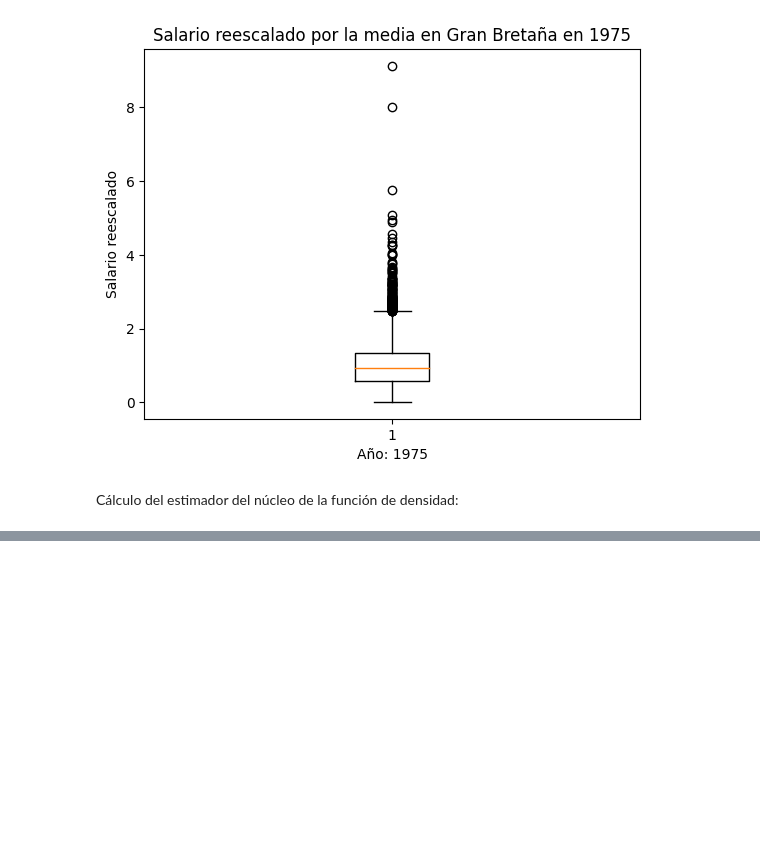
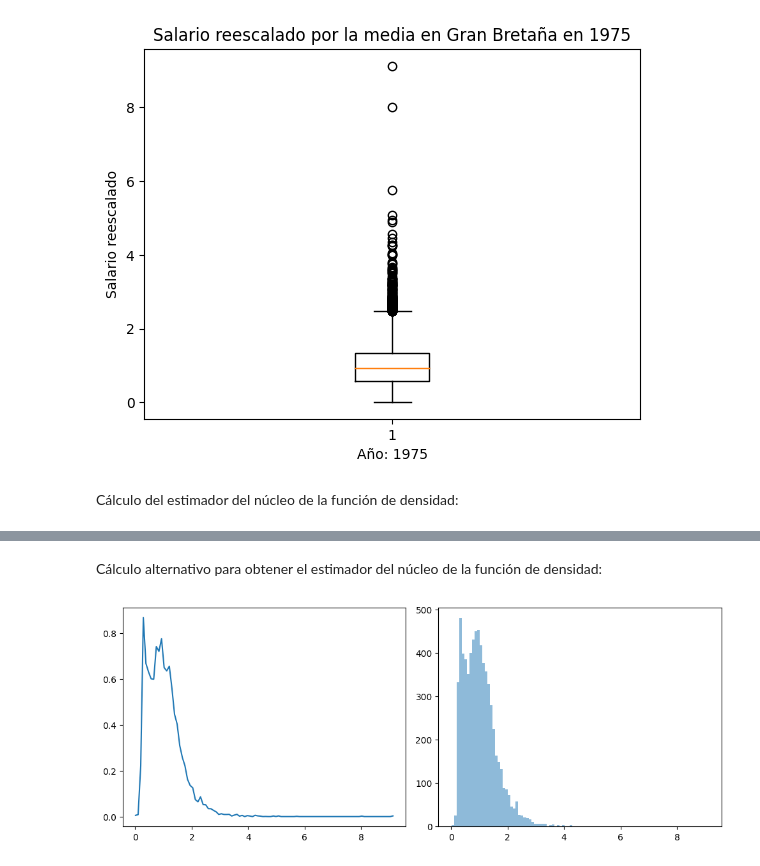
Before and after one commit to AdrianaAceroFV/STAT, a Jupyter notebook: Hoja 1/ejercicio-1.ipynb, the cells around one changed output, grey strips where cells are left out. Drawn from its saved outputs; the diff is of its cells as text; code cells hidden in the pictures; blank space fills up the shorter version.

```diff
--- a/Hoja 1/ejercicio-1.ipynb
+++ b/Hoja 1/ejercicio-1.ipynb
@@ -63,0 +65,33 @@ Cálculo del estimador del núcleo de la función de densidad:
+# %% [markdown]
+Cálculo alternativo para obtener el estimador del núcleo de la función de densidad:
+# %%
+def gaussiana(x):
+    '''Se define una función de núcleo simétrico, por ejemplo la Gaussiana'''
+    return np.exp(-x**2 / 2)/np.sqrt(2*np.pi)
+# %%
+def estimador_nucleo(datos,x,h):
+    '''Cálculo de la función de densidad para cada punto del dominio, ponderando los datos más cercanos al punto utilizando un parámetro de ancho de banda h'''
+    estimacion = 0
+    for dato in datos:
+        estimacion += gaussiana((x-dato)/h)
+    estimacion /=len(datos)*h
+    return estimacion
+# %%
+# se aplica la función estimador_nucleo para cada punto del dominio para obtener la estimación de la función de densidad para todo el conjunto de datos.
+
+dominio = np.linspace(data.iloc[:,0].min(),data.iloc[:,0].max(),100)
+
+h = 0.02
+estimacion = [estimador_nucleo(data.iloc[:,0],x, h) for x in dominio]
+# %%
+fig, (ax1, ax2) = plt.subplots(1, 2, figsize=(10, 4))
+
+ax1.plot(dominio, estimacion)
+
+ax2.hist(data.iloc[:, 0], alpha=0.5, bins=100)
+
+
+fig.tight_layout()
+plt.show()
+# %% [output]
+[figure, added]
```
Also changed, not shown: parts of 4 cells of this notebook.
